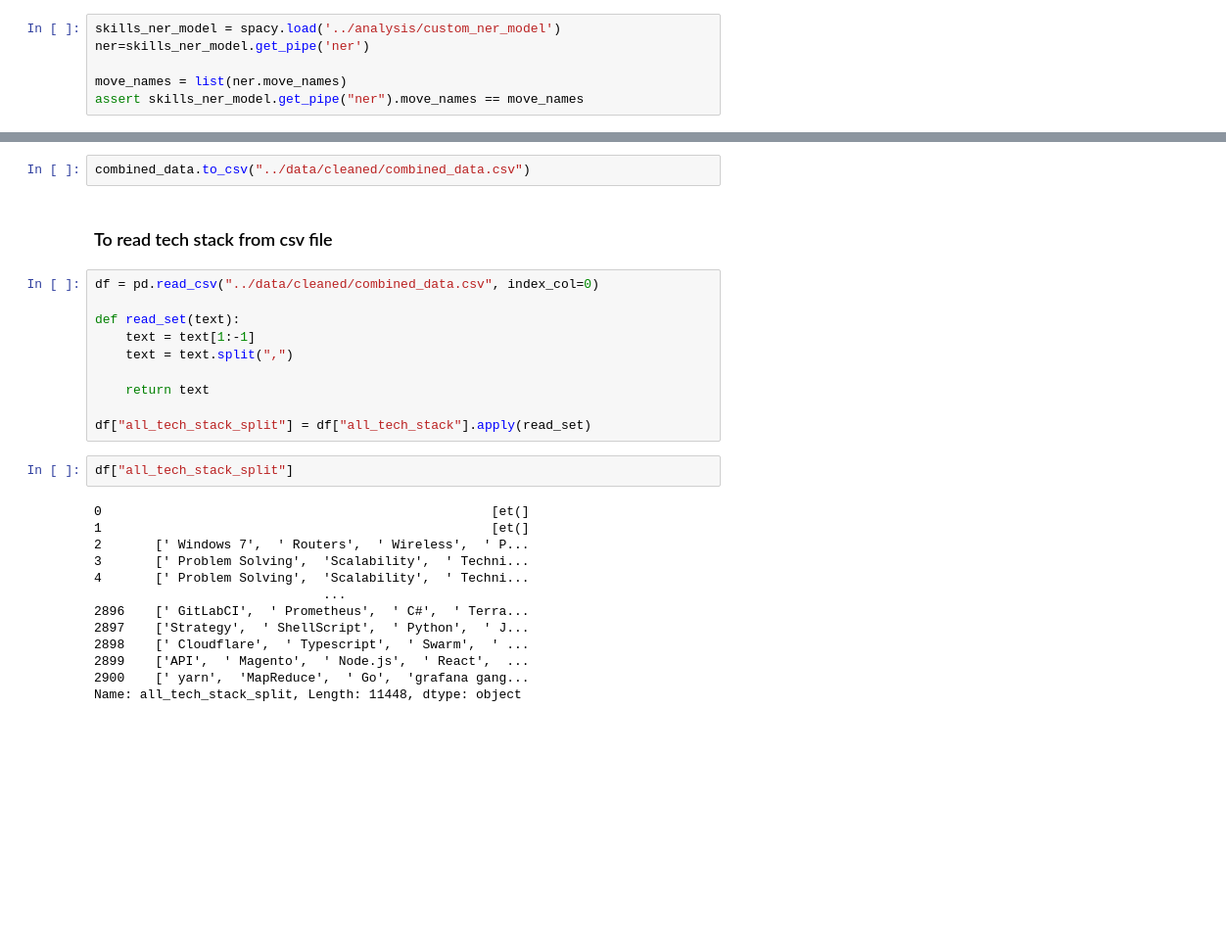
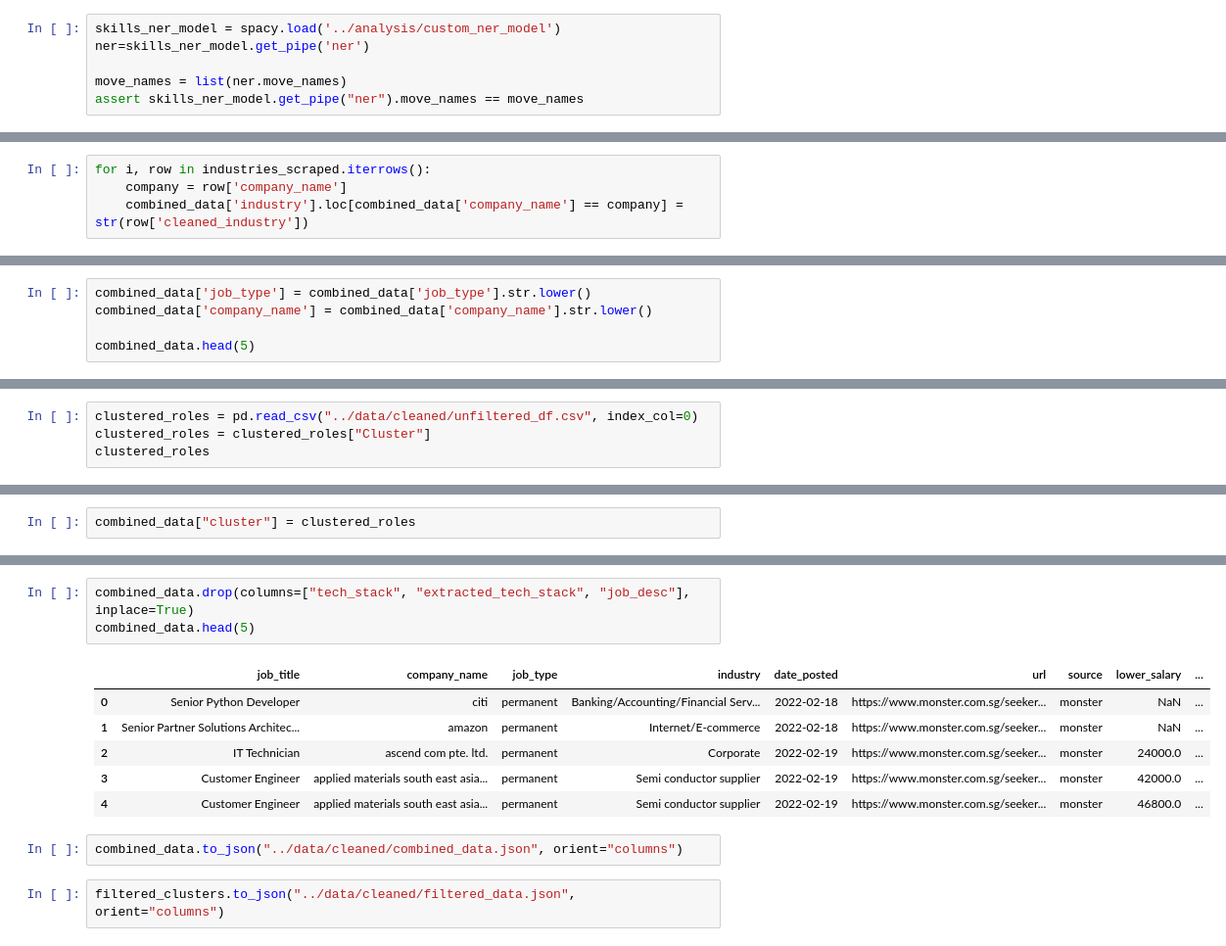
Before and after one commit to joshuawong96/job-posting-analysis, a Jupyter notebook: data cleaning/cleaning_job_postings.ipynb, the cells around one changed output, grey strips where cells are left out. Shown at 98% size. Cells and saved outputs as stored; diff of their text form; blank space fills up the shorter version.

Commit message:
updated data cleaning notebook and combined with information extraction notebook

```diff
--- a/data cleaning/cleaning_job_postings.ipynb
+++ b/data cleaning/cleaning_job_postings.ipynb
@@ -258,0 +459,4 @@ combined_data["cleaned_job_desc"] = combined_data["job_desc"].apply(clean_job_de
+# %%
+for i, row in industries_scraped.iterrows():
+    company = row['company_name']
+    combined_data['industry'].loc[combined_data['company_name'] == company] = str(row['cleaned_industry'])
@@ -258,0 +480,5 @@ combined_data["cleaned_job_desc"] = combined_data["job_desc"].apply(clean_job_de
+# %%
+combined_data['job_type'] = combined_data['job_type'].str.lower()
+combined_data['company_name'] = combined_data['company_name'].str.lower()
+
+combined_data.head(5)
@@ -258,0 +495,4 @@ combined_data["cleaned_job_desc"] = combined_data["job_desc"].apply(clean_job_de
+# %%
+clustered_roles = pd.read_csv("../data/cleaned/unfiltered_df.csv", index_col=0)
+clustered_roles = clustered_roles["Cluster"]
+clustered_roles
@@ -258,0 +512,2 @@ combined_data["cleaned_job_desc"] = combined_data["job_desc"].apply(clean_job_de
+# %%
+combined_data["cluster"] = clustered_roles
@@ -259,29 +546,14 @@ combined_data["cleaned_job_desc"] = combined_data["job_desc"].apply(clean_job_de
+# %%
+combined_data.drop(columns=["tech_stack", "extracted_tech_stack", "job_desc"], inplace=True)
+combined_data.head(5)
+# %% [output]
+|  | job_title | company_name | job_type | industry | date_posted | url | source | lower_salary | ... |
+| 0 | Senior Python Developer | citi | permanent | Banking/Accounting/Financial Serv... | 2022-02-18 | https://www.monster.com.sg/seeker... | monster | NaN | ... |
+| 1 | Senior Partner Solutions Architec... | amazon | permanent | Internet/E-commerce | 2022-02-18 | https://www.monster.com.sg/seeker... | monster | NaN | ... |
+| 2 | IT Technician | ascend com pte. ltd. | permanent | Corporate | 2022-02-19 | https://www.monster.com.sg/seeker... | monster | 24000.0 | ... |
+| 3 | Customer Engineer | applied materials south east asia... | permanent | Semi conductor supplier | 2022-02-19 | https://www.monster.com.sg/seeker... | monster | 42000.0 | ... |
+| 4 | Customer Engineer | applied materials south east asia... | permanent | Semi conductor supplier | 2022-02-19 | https://www.monster.com.sg/seeker... | monster | 46800.0 | ... |
 # %%
-combined_data.to_csv("../data/cleaned/combined_data.csv")
+combined_data.to_json("../data/cleaned/combined_data.json", orient="columns")
-# %% [markdown]
-### To read tech stack from csv file
-# %%
-df = pd.read_csv("../data/cleaned/combined_data.csv", index_col=0)
-
-def read_set(text):
-    text = text[1:-1]
-    text = text.split(",")
-
-    return text
-
-df["all_tech_stack_split"] = df["all_tech_stack"].apply(read_set)
-# %%
-df["all_tech_stack_split"]
-# %% [output]
-0                                                   [et(]
-1                                                   [et(]
-2       [' Windows 7',  ' Routers',  ' Wireless',  ' P...
-3       [' Problem Solving',  'Scalability',  ' Techni...
-4       [' Problem Solving',  'Scalability',  ' Techni...
-                              ...
-2896    [' GitLabCI',  ' Prometheus',  ' C#',  ' Terra...
-2897    ['Strategy',  ' ShellScript',  ' Python',  ' J...
-2898    [' Cloudflare',  ' Typescript',  ' Swarm',  ' ...
-2899    ['API',  ' Magento',  ' Node.js',  ' React',  ...
-2900    [' yarn',  'MapReduce',  ' Go',  'grafana gang...
-Name: all_tech_stack_split, Length: 11448, dtype: object
+# %%
+filtered_clusters.to_json("../data/cleaned/filtered_data.json", orient="columns")
```
Also changed, not shown: parts of 38 cells of this notebook, 1 other file.
